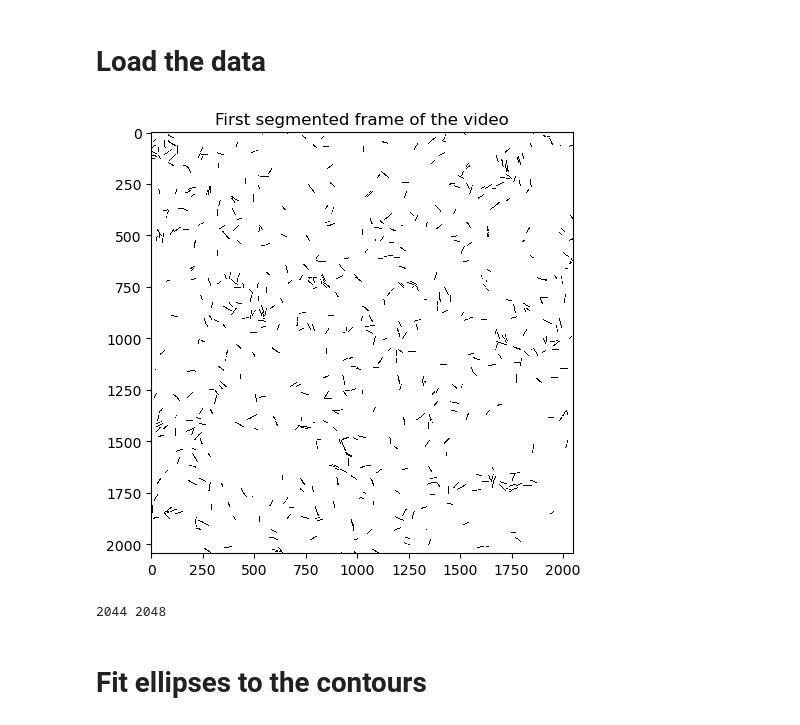
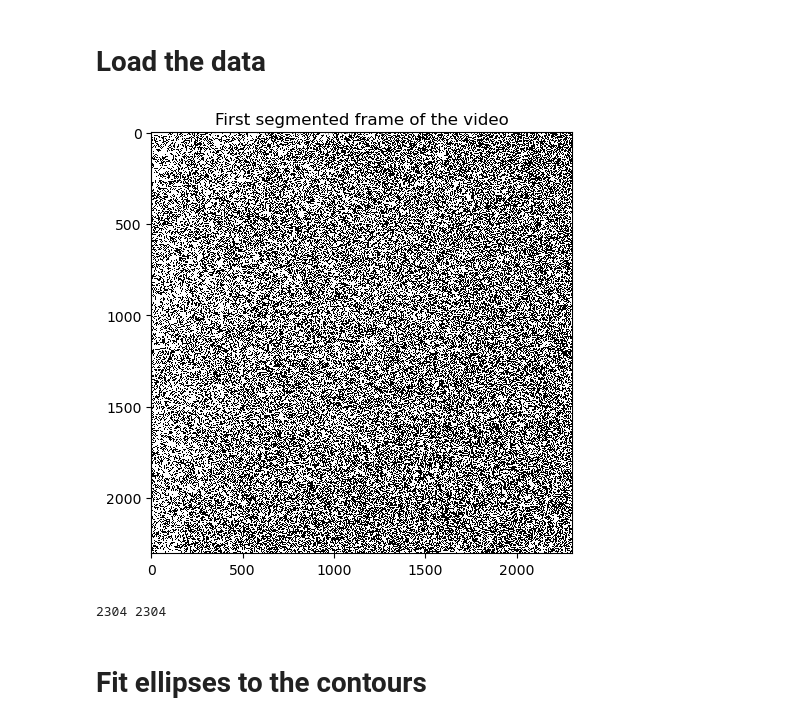
Before and after one commit to mrizaarseven98/bacteria_tracker, a Jupyter notebook: main.ipynb, the cells around one changed output. Drawn from its saved outputs; the diff is of its cells as text; code cells hidden in the pictures.

```diff
--- a/main.ipynb
+++ b/main.ipynb
@@ -6,14 +6,14 @@ import trackbact as tb
 # %% [markdown]
 # Load the data
 # %%
-file_name="pilH_dilute_segmented.tif"
+file_name="WT_dense_segmented.tif"
 im=tb.load_tif(file_name, show=True)
 tifdim1=im.shape[1]
 tifdim2=im.shape[2]
 print(tifdim1, tifdim2)
 # %% [output]
-[figure, old version]
+[figure, new version]
-2044 2048
+2304 2304
 # %% [markdown]
 # Fit ellipses to the contours
 # %%
```
Also changed, not shown: parts of 10 cells of this notebook, 1 other file.
